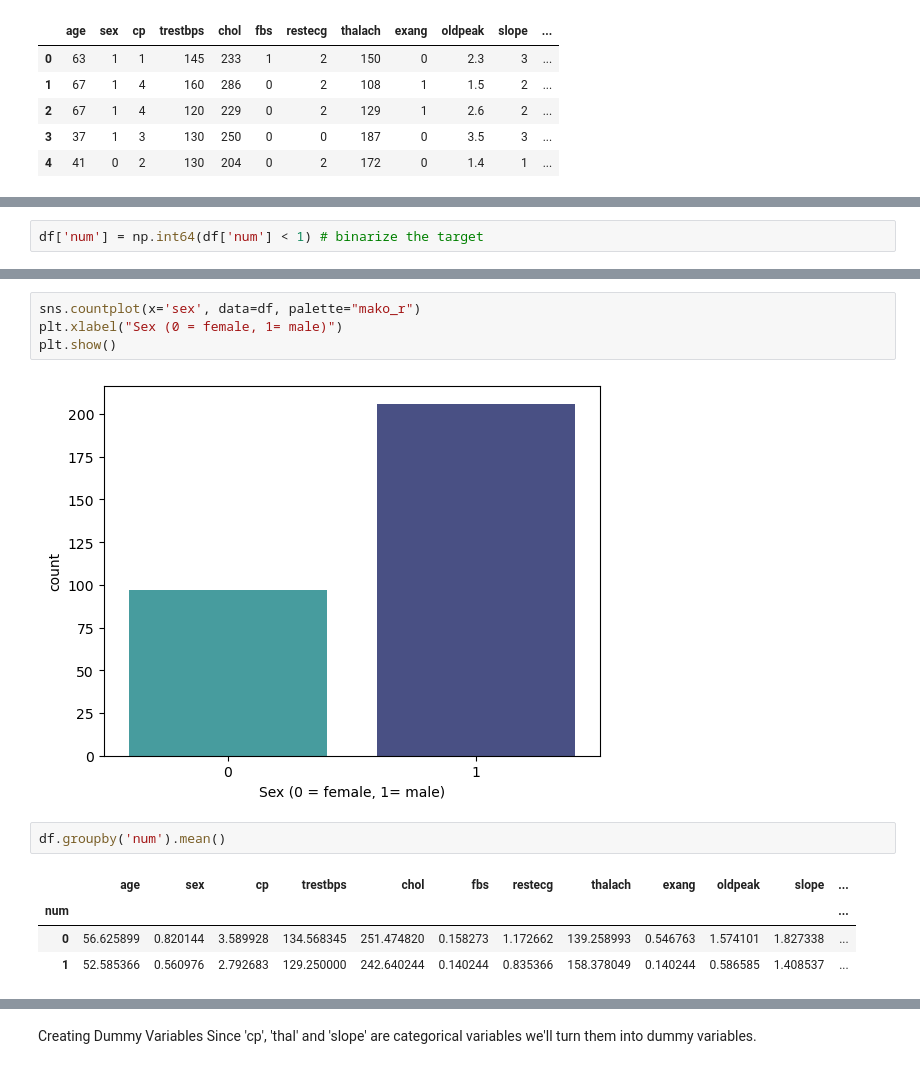
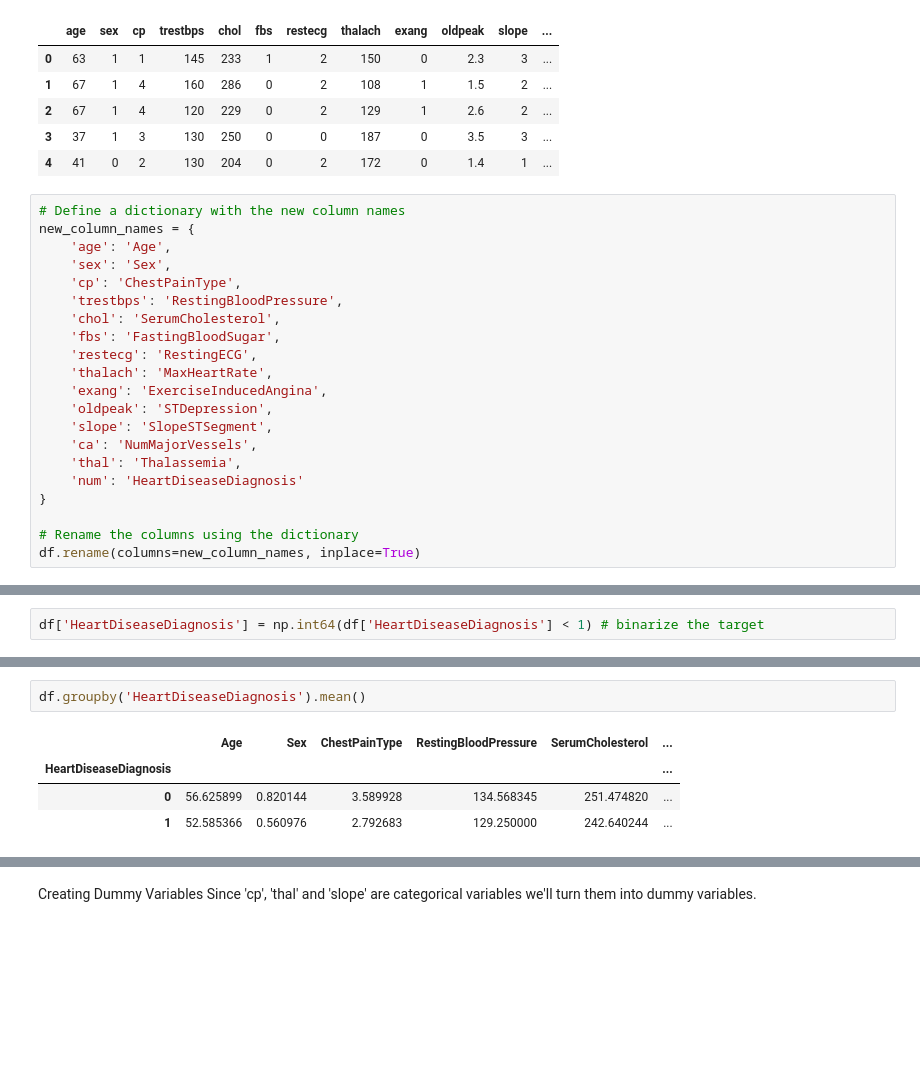
Before and after one commit to andreacorvaglia-unisr/corso-ai-medicina, a Jupyter notebook: hearth_disease.ipynb, the cells around one changed output, grey strips where cells are left out. Drawn from its saved outputs; the diff is of its cells as text; blank space fills up the shorter version.

```diff
--- a/hearth_disease.ipynb
+++ b/hearth_disease.ipynb
@@ -84,3 +104,24 @@ df.head()
 | 2 | 67 | 1 | 4 | 120 | 229 | 0 | 2 | 129 | 1 | 2.6 | 2 | ... |
 | 3 | 37 | 1 | 3 | 130 | 250 | 0 | 0 | 187 | 0 | 3.5 | 3 | ... |
 | 4 | 41 | 0 | 2 | 130 | 204 | 0 | 2 | 172 | 0 | 1.4 | 1 | ... |
+# %%
+# Define a dictionary with the new column names
+new_column_names = {
+    'age': 'Age',
+    'sex': 'Sex',
+    'cp': 'ChestPainType',
+    'trestbps': 'RestingBloodPressure',
+    'chol': 'SerumCholesterol',
+    'fbs': 'FastingBloodSugar',
+    'restecg': 'RestingECG',
+    'thalach': 'MaxHeartRate',
+    'exang': 'ExerciseInducedAngina',
+    'oldpeak': 'STDepression',
+    'slope': 'SlopeSTSegment',
+    'ca': 'NumMajorVessels',
+    'thal': 'Thalassemia',
+    'num': 'HeartDiseaseDiagnosis'
+}
+
+# Rename the columns using the dictionary
+df.rename(columns=new_column_names, inplace=True)
@@ -94,3 +168,3 @@ num
 Name: count, dtype: int64
 # %%
-df['num'] = np.int64(df['num'] < 1) # binarize the target
+df['HeartDiseaseDiagnosis'] = np.int64(df['HeartDiseaseDiagnosis'] < 1) # binarize the target
@@ -110,14 +185,8 @@ Percentage of Patients WITH Heart Disease: 54.13%
-# %%
-sns.countplot(x='sex', data=df, palette="mako_r")
-plt.xlabel("Sex (0 = female, 1= male)")
-plt.show()
-# %% [output]
-[figure, removed]
 # %%
-df.groupby('num').mean()
+df.groupby('HeartDiseaseDiagnosis').mean()
 # %% [output]
-|  | age | sex | cp | trestbps | chol | fbs | restecg | thalach | exang | oldpeak | slope | ... |
-| num |  |  |  |  |  |  |  |  |  |  |  | ... |
-| 0 | 56.625899 | 0.820144 | 3.589928 | 134.568345 | 251.474820 | 0.158273 | 1.172662 | 139.258993 | 0.546763 | 1.574101 | 1.827338 | ... |
-| 1 | 52.585366 | 0.560976 | 2.792683 | 129.250000 | 242.640244 | 0.140244 | 0.835366 | 158.378049 | 0.140244 | 0.586585 | 1.408537 | ... |
+|  | Age | Sex | ChestPainType | RestingBloodPressure | SerumCholesterol | ... |
+| HeartDiseaseDiagnosis |  |  |  |  |  | ... |
+| 0 | 56.625899 | 0.820144 | 3.589928 | 134.568345 | 251.474820 | ... |
+| 1 | 52.585366 | 0.560976 | 2.792683 | 129.250000 | 242.640244 | ... |
 # %%
```
Also changed, not shown: parts of 38 cells of this notebook.
